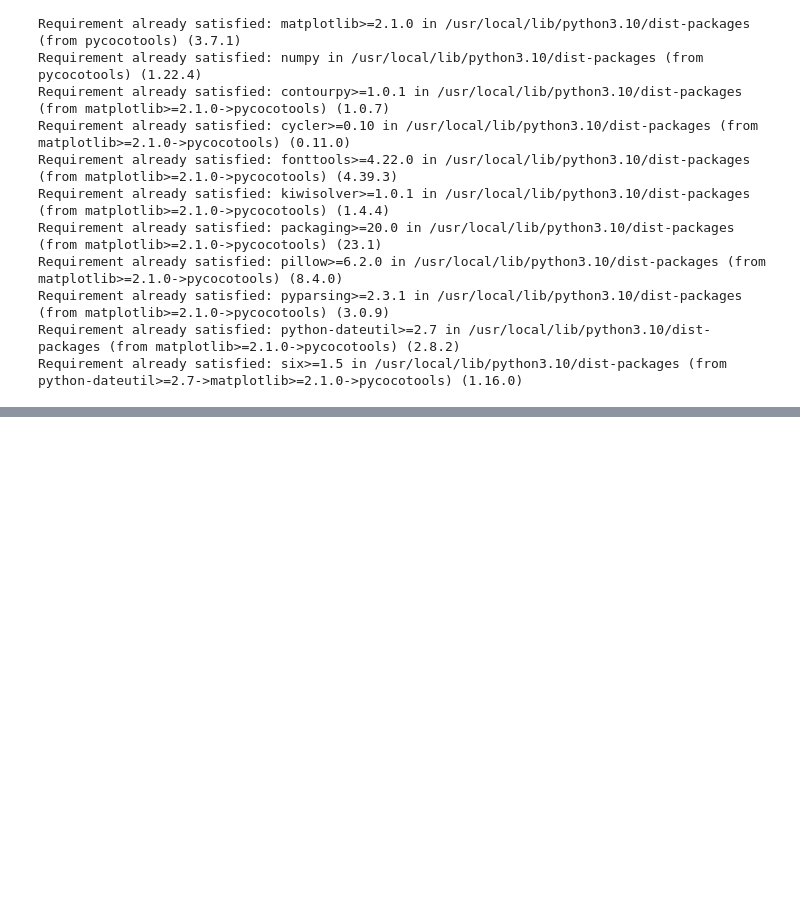
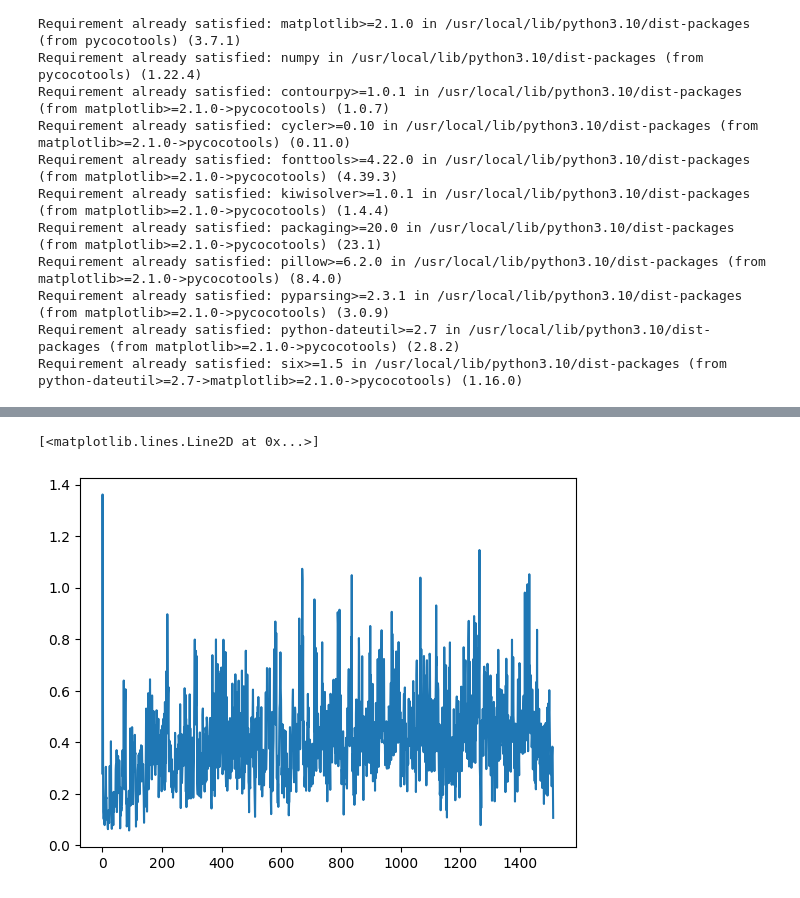
Before and after one commit to deepaksingh26113/License-plate-character-recognition, a Jupyter notebook: AmlProject/aml_project.ipynb, the cells around one changed output, grey strips where cells are left out. Cells and saved outputs as stored; diff of their text form; code cells hidden in the pictures; blank space fills up the shorter version.

```diff
--- a/AmlProject/aml_project.ipynb
+++ b/AmlProject/aml_project.ipynb
@@ -466,0 +338,2 @@ reporter.write(json.dumps(all_losses_dict))
+# %%
+loss_box=[x['loss_box_reg'] for x in all_losses_dict[:][:]]
@@ -466,0 +354,5 @@ reporter.write(json.dumps(all_losses_dict))
+# %%
+plt.plot(loss_box)
+# %% [output]
+[<matplotlib.lines.Line2D at 0x...>]
+[figure, added]
```
Also changed, not shown: parts of 102 cells of this notebook.
